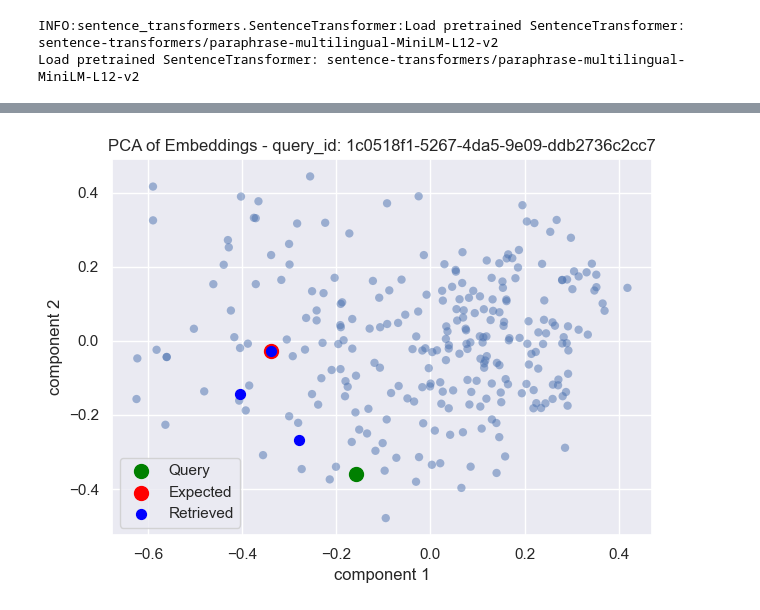
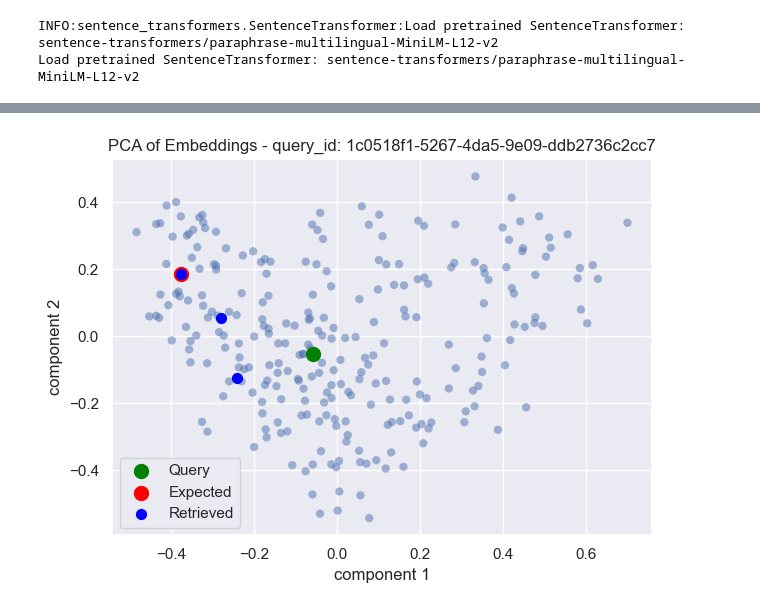
Before and after one commit to giobbu/GenAI, a Jupyter notebook: embedding-multilingual/vis_embedding_pca.ipynb, the cells around one changed output, grey strips where cells are left out. Saved outputs shown, nothing was run; the diff lists cells and outputs as text; code cells hidden in the pictures.

Commit message:
embedding finetuning: add function to load or finetune emebedding model

```diff
--- a/embedding-multilingual/vis_embedding_pca.ipynb
+++ b/embedding-multilingual/vis_embedding_pca.ipynb
@@ -94,11 +85,4 @@ logger.info(f"Mean cosine similarity between query and retrieved embeddings: {me
 # %%
-from llama_index.finetuning import SentenceTransformersFinetuneEngine
-
-finetune_engine = SentenceTransformersFinetuneEngine(
-                                                    it_dataset,
-                                                    model_id=model_name,
-                                                    model_output_path=finetuned_filename,
-                                                    val_dataset=it_dataset,
-                                                    epochs=num_epochs
-                                                    )
+finetuned_embed_model = finetune_or_load_embedding_model(it_dataset, model_name, finetuned_filename, num_epochs)
+finetuned_embed_model
 # %% [output]
@@ -109,3 +92,0 @@ Load pretrained SentenceTransformer: sentence-transformers/paraphrase-multilingu
-# %%
-finetune_engine.finetune()
-finetuned_embed_model = finetune_engine.get_finetuned_model()
@@ -140,8 +93,5 @@ Load pretrained SentenceTransformer: finetuned_model
 # %%
-df_finetuned_results_it = evaluate(dataset=it_dataset,
-                                        embed_model=finetuned_embed_model,
-                                        top_k=top_k,
-                                        verbose=True)
+df_finetuned_results_it = evaluate_embedding(dataset=it_dataset, embed_model=finetuned_embed_model, top_k=top_k, verbose=True)
 print(len(df_finetuned_results_it))
 df_finetuned_results_it.head()
 # %% [output]
@@ -154,7 +104,7 @@ Some nodes are missing content, skipping them...
 | 3 | True | 1.0 | [b87e8ec1-9380-48ad-9428-47c47ede... | b87e8ec1-9380-48ad-9428-47c47ede0e76 | 364684a1-eafa-4081-ba35-bb669d1657b7 |
 | 4 | True | 0.5 | [e96386a3-3796-457d-875e-2d6c7bda... | 4a5026bd-2856-497f-8276-9de39b7562e6 | 2356fbfa-7df2-467d-ac72-ef26ed474fff |
 # %%
-array_embeddings_paraphrase_l12_it = create_set_embeddings(it_dataset, embed_model_paraphrase_l12)
-projected = pca.fit_transform(array_embeddings_paraphrase_l12_it)
+array_embeddings_finetuned = create_set_embeddings(it_dataset, finetuned_embed_model)
+projected = pca.fit_transform(array_embeddings_finetuned)
 # %%
 query_id = '83b823e8-a411-4fb9-a059-ce95b4565248'
@@ -179,20 +124,14 @@ logger.info(f"Mean cosine similarity between query and retrieved embeddings: {me
 # %%
 query_id = '1c0518f1-5267-4da5-9e09-ddb2736c2cc7'
 
-unmatch_query = df_finetuned_results_it[df_finetuned_results_it["query"] == query_id]["query"].values[0]
-unmatch_expected = df_finetuned_results_it[df_finetuned_results_it["query"] == query_id]["expected"].values[0]
-unmatch_retrieved = df_finetuned_results_it[df_finetuned_results_it["query"] == query_id]["retrieved"].values[0]
-
-query_embedding = finetuned_embed_model.get_text_embedding(it_dataset.queries[unmatch_query])
-expected_embedding = finetuned_embed_model.get_text_embedding(it_dataset.corpus[unmatch_expected])
-
-list_retrieved_embedding = []
-for i, retrieved in enumerate(unmatch_retrieved):
-    list_retrieved_embedding.append(finetuned_embed_model.get_text_embedding(it_dataset.corpus[retrieved]))
+query_embedding, expected_embedding, list_retrieved_embedding = get_embeddings(query_id=query_id,
+                                                                               embedding_model=finetuned_embed_model,
+                                                                               df_results=df_finetuned_results_it,
+                                                                               qa_dataset=it_dataset)
 
 plot_embeddings(pca, query_id, projected, query_embedding, expected_embedding, list_retrieved_embedding, filename="imgs/embeddings_pca_finetune_2.png")
 
 mean_cosine_similarity = util.cos_sim(query_embedding, list_retrieved_embedding).mean().item()
 logger.info(f"Mean cosine similarity between query and retrieved embeddings: {mean_cosine_similarity:.4f}")
 # %% [output]
-[figure, old version]
+[figure, new version]
```
Also changed, not shown: parts of 11 cells of this notebook, 3 other files.
